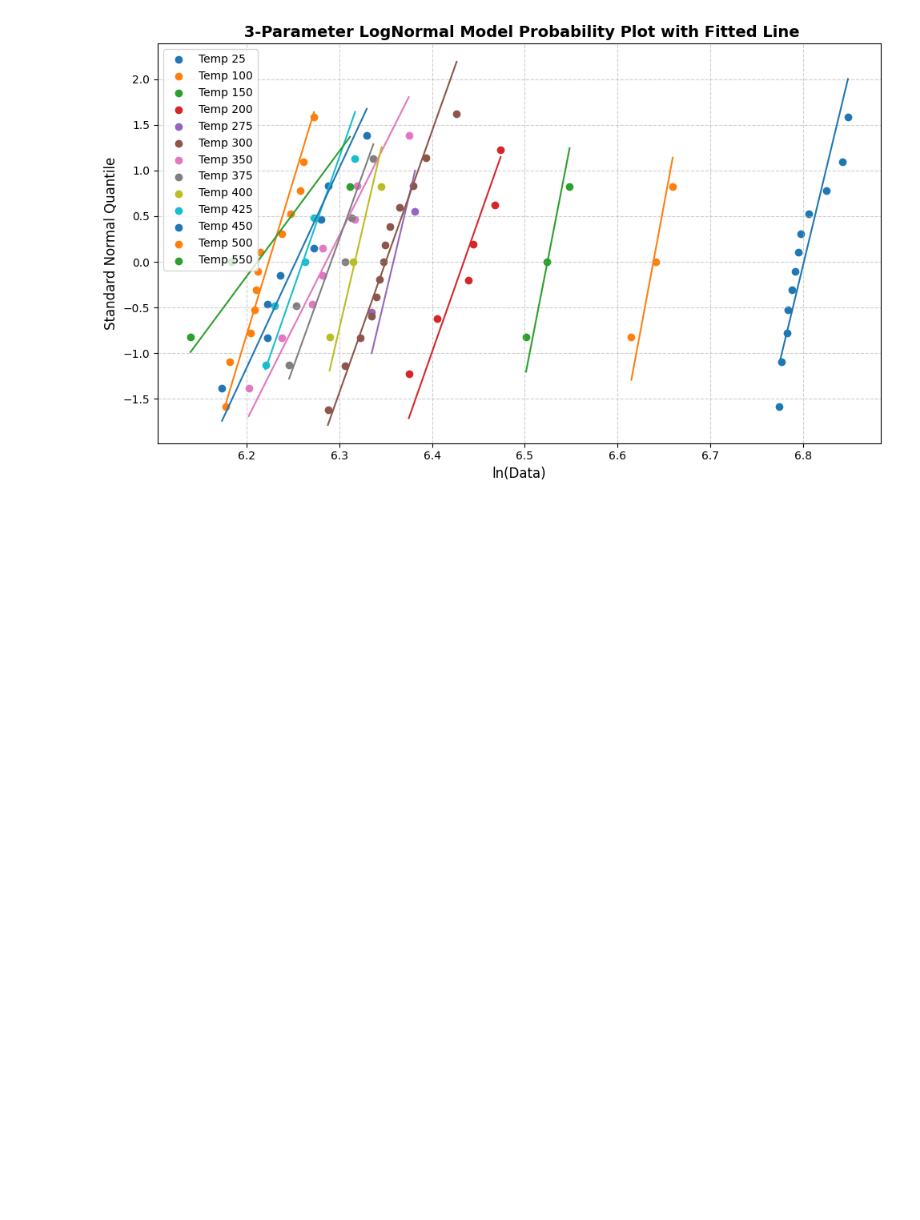
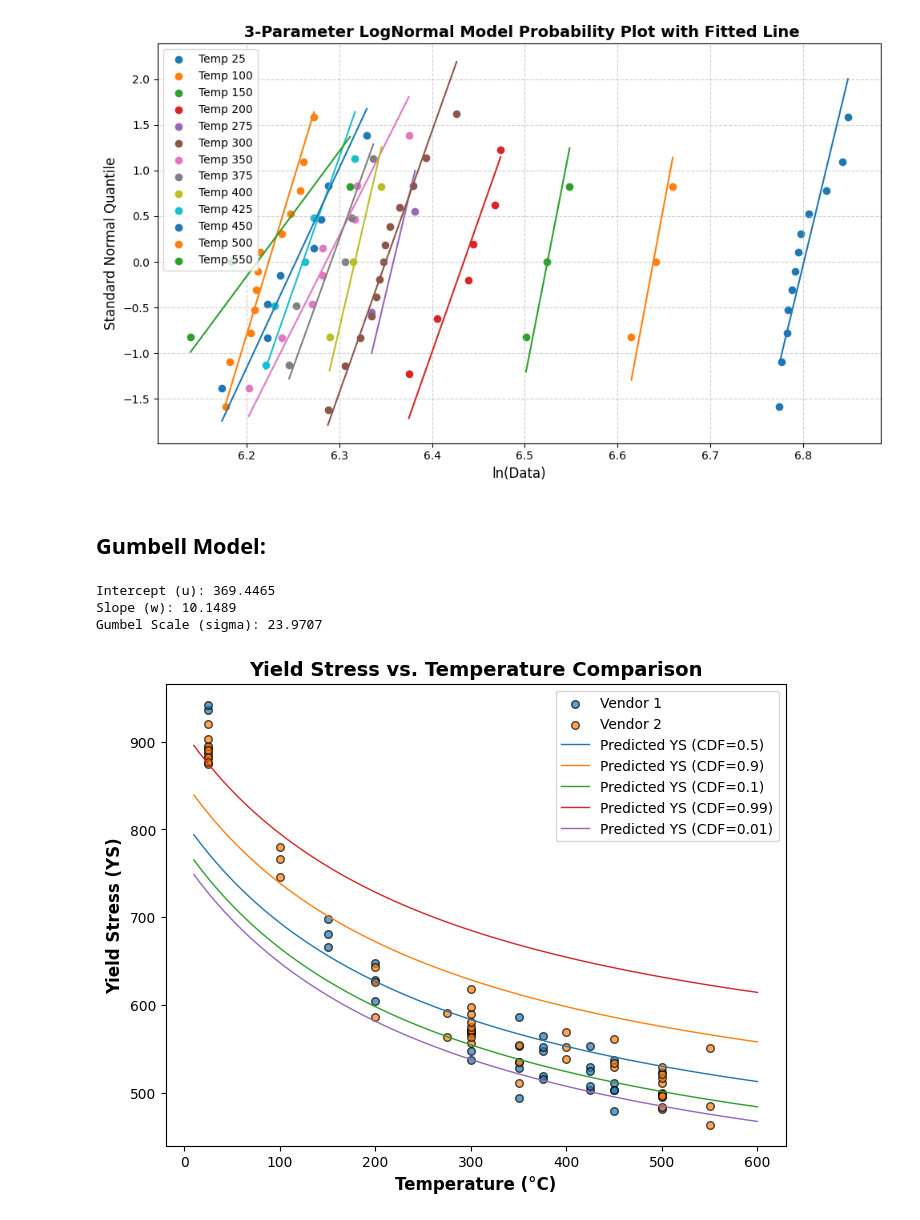
Before and after one commit to Mohit-coder-droid/Probabilistic-model, a Jupyter notebook: exp.ipynb, the cells around one changed output. Cells and saved outputs as stored; diff of their text form; code cells hidden in the pictures; blank space fills up the shorter version.

Commit message:
Added Gumbell, Exponential and gamma probabilistic distribution model

```diff
--- a/exp.ipynb
+++ b/exp.ipynb
@@ -6,6 +6,15 @@ from probabilistic_models import *
 # %%
 df_1 = pd.read_excel(r"D:\Study\Python\Projects\Paul Project\vendor1.xlsx")
 df_2 = pd.read_excel(r"D:\Study\Python\Projects\Paul Project\vendor2.xlsx")
+# %%
+def df_processor(df):
+    df_1 = df.sort_values(by="Temperature", ascending=True).reset_index(drop=True)
+    df_dict = {temp: df_1[df_1["Temperature"] == temp].reset_index(drop=True) for temp in df_1["Temperature"].unique()}
+
+    df_1['Inverse_Temp'] = 11604.53 / (df_1['Temperature'] + 273.16)  # Convert to Kelvin
+    df_1['Ln_Mpa'] = np.log(df_1['Mpa'])  # Log transformation
+
+    return df_1, df_dict
 # %%
 data = pd.concat([df_1, df_2], ignore_index=True)
 df,df_dict = df_processor(data)
@@ -281,3 +236,5 @@ plot_different_cdf(lnm)
 line_fit_plot(lnm)
 # %% [output]
 [figure]
+# %% [markdown]
+## Gumbell Model:
@@ -283,0 +318,14 @@ line_fit_plot(lnm)
+# %%
+gb = Gumbell(X_values, Y_values)
+# %%
+print(f"Intercept (u): {gb.intercept:.4f}")
+print(f"Slope (w): {gb.slope:.4f}")
+print(f"Gumbel Scale (sigma): {gb.scale:.4f}")
+# %% [output]
+Intercept (u): 369.4465
+Slope (w): 10.1489
+Gumbel Scale (sigma): 23.9707
+# %%
+plot_different_cdf(gb)
+# %% [output]
+[figure, added]
```
Also changed, not shown: parts of 35 cells of this notebook, 3 other files.
